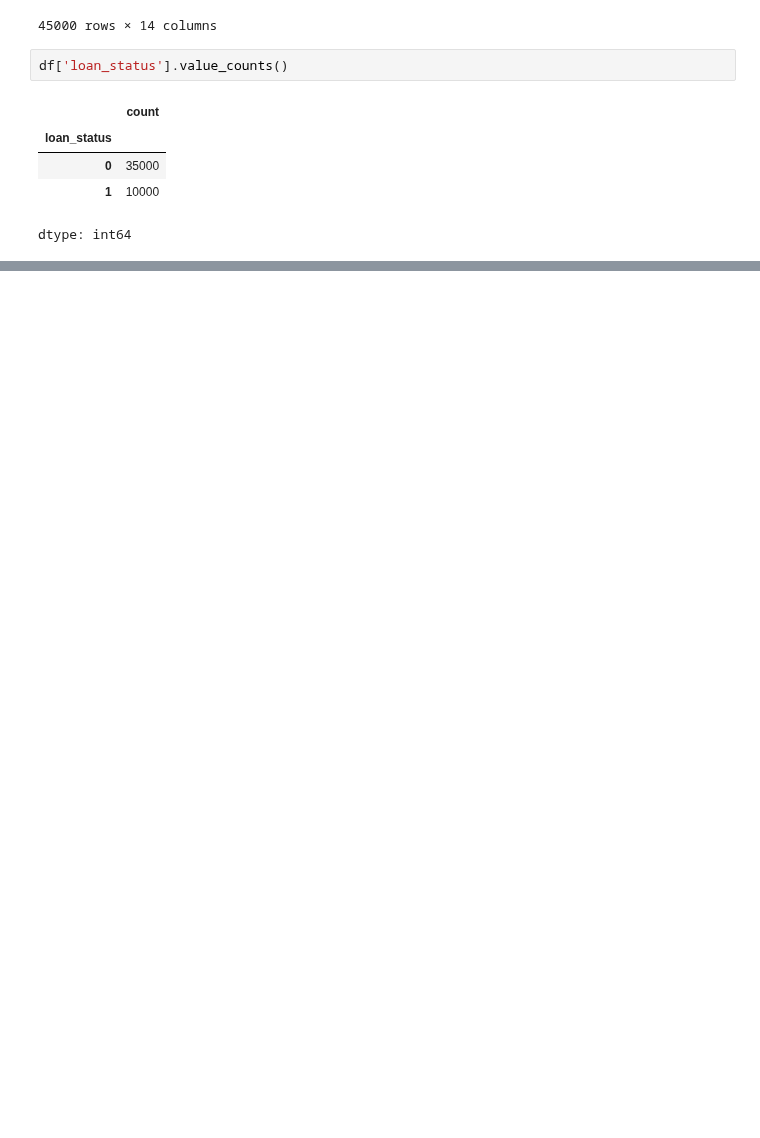
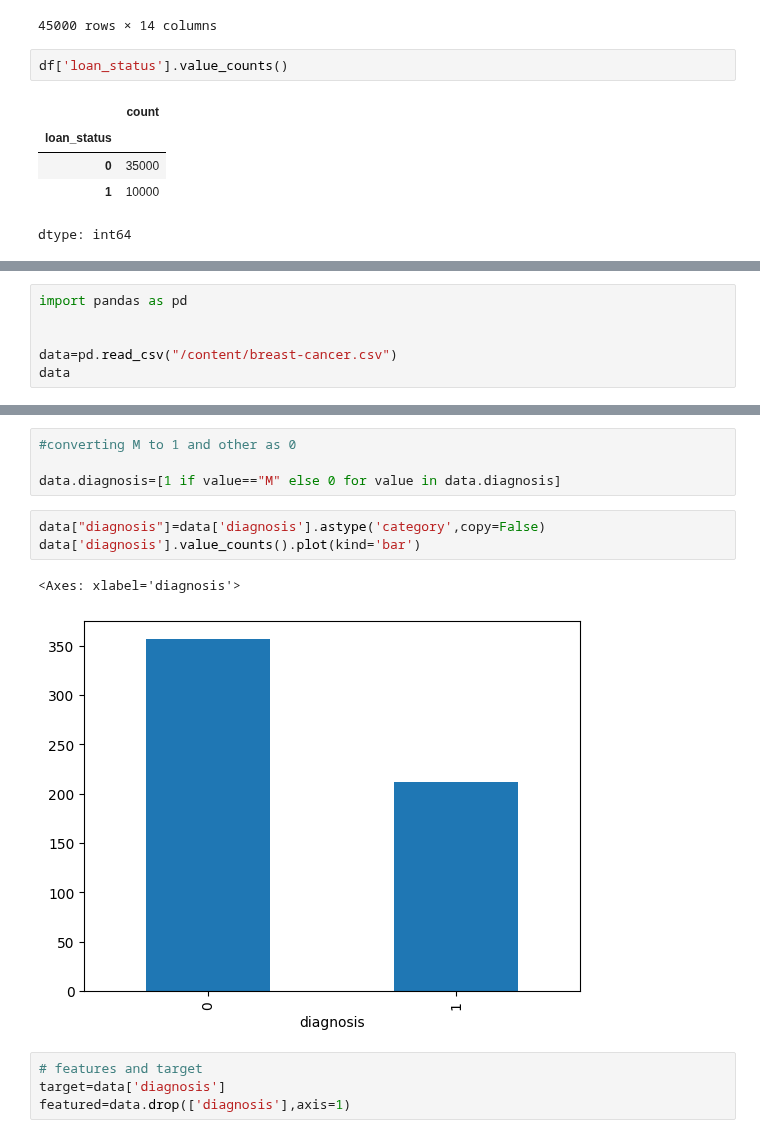
Before and after one commit to gowtham-dd/Data-Science-Basics, a Jupyter notebook: DecisionTree.ipynb, the cells around one changed output, grey strips where cells are left out. Cells and saved outputs as stored; diff of their text form; blank space fills up the shorter version.

```diff
--- a/DecisionTree.ipynb
+++ b/DecisionTree.ipynb
@@ -175,0 +241,6 @@ weighted avg       0.90      0.90      0.90      9000
+# %%
+import pandas as pd
+
+
+data=pd.read_csv("/content/breast-cancer.csv")
+data
@@ -175,0 +261,14 @@ weighted avg       0.90      0.90      0.90      9000
+# %%
+#converting M to 1 and other as 0
+
+data.diagnosis=[1 if value=="M" else 0 for value in data.diagnosis]
+# %%
+data["diagnosis"]=data['diagnosis'].astype('category',copy=False)
+data['diagnosis'].value_counts().plot(kind='bar')
+# %% [output]
+<Axes: xlabel='diagnosis'>
+[figure, added]
+# %%
+# features and target
+target=data['diagnosis']
+featured=data.drop(['diagnosis'],axis=1)
```
Also changed, not shown: parts of 13 cells of this notebook.
